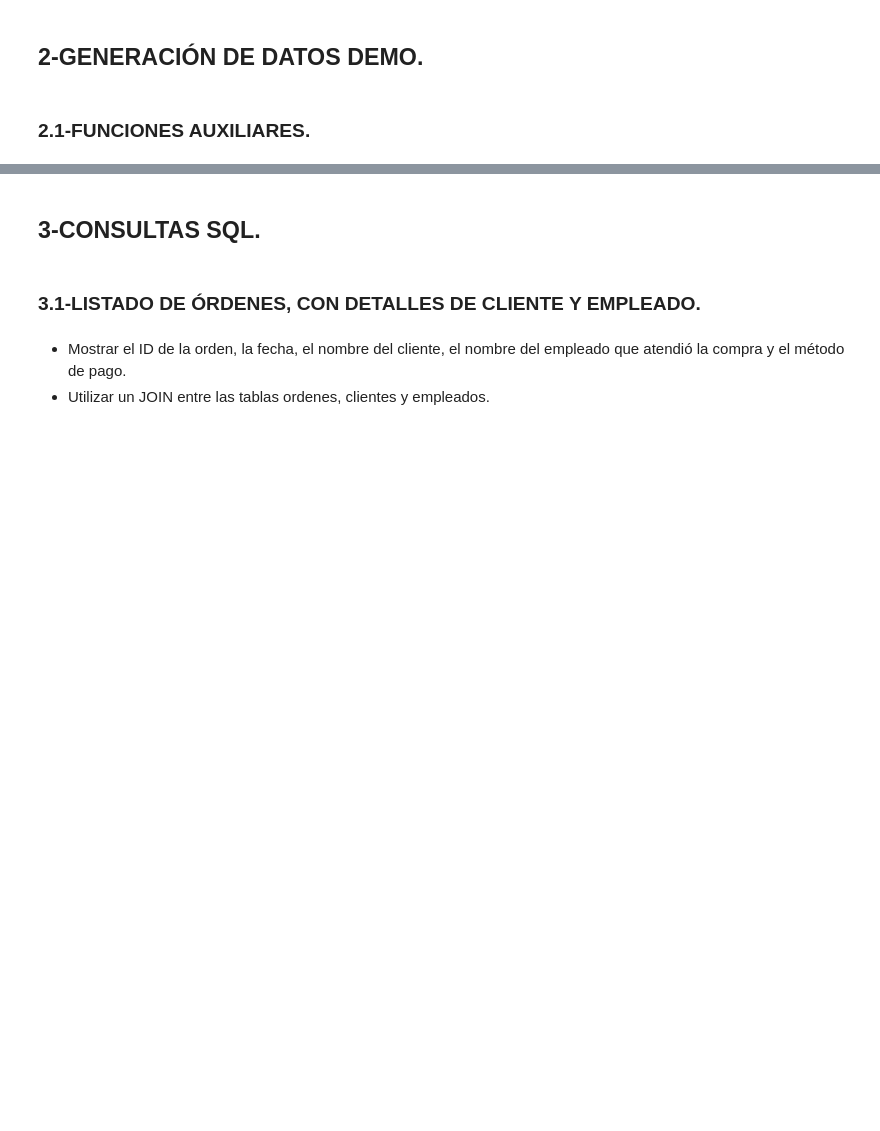
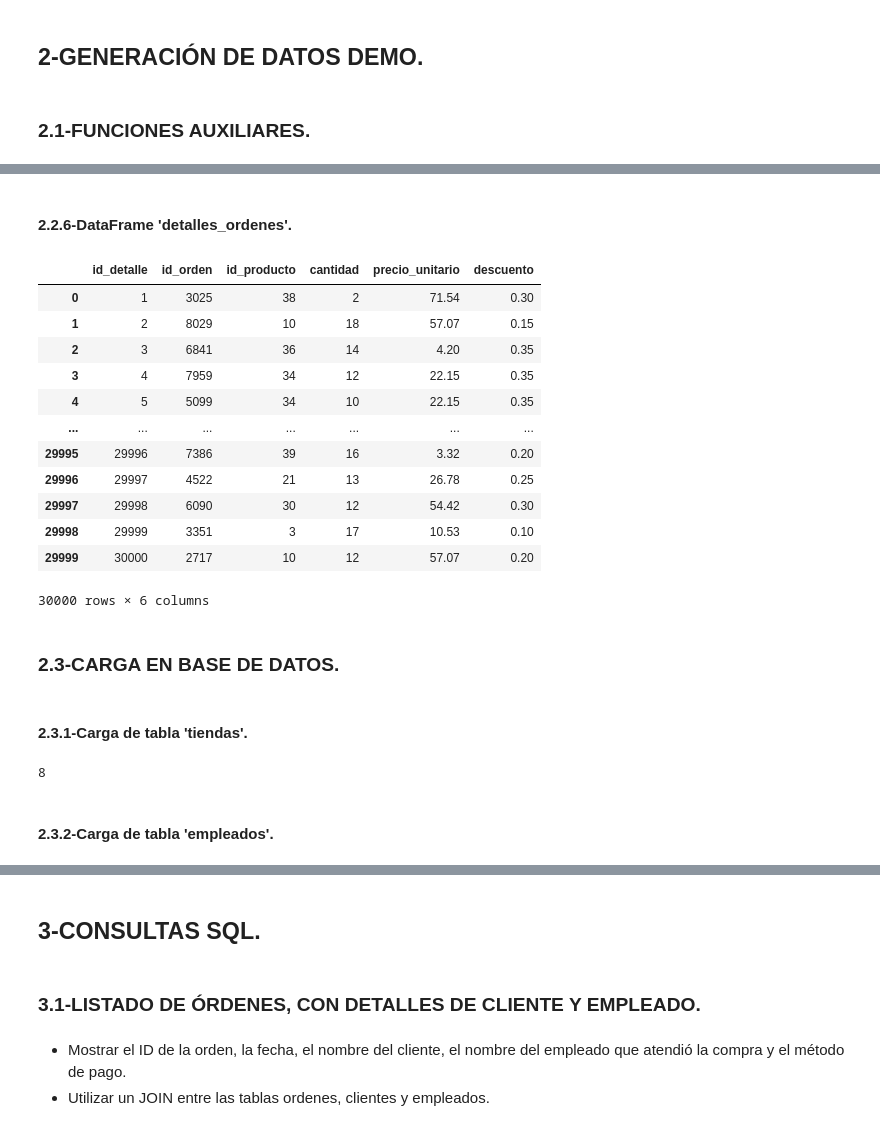
Before and after one commit to angovery/Data-Science-Bootcamp, a Jupyter notebook: Ejercicios_Evaluados/Modulo_4/m4_Jose_Ignacio_Hernández_Palacios.ipynb, the cells around one changed output, grey strips where cells are left out. Saved outputs shown, nothing was run; the diff lists cells and outputs as text; code cells hidden in the pictures; blank space fills up the shorter version.

```diff
--- a/Ejercicios_Evaluados/Modulo_4/m4_Jose_Ignacio_Hernández_Palacios.ipynb
+++ b/Ejercicios_Evaluados/Modulo_4/m4_Jose_Ignacio_Hernández_Palacios.ipynb
@@ -432,0 +561,19 @@ Isabel Castro
+# %%
+# Función para generar un número determinado de demos de detalles de órdenes de compra, para la tabla 'detalle_ordenes'.
+def generar_detalle_ordenes (num_detalles, ids_orden, df_productos):
+    descuentos = (0.0, 0.05, 0.1, 0.15, 0.2, 0.25, 0.3, 0.35, 0.5) # Tupla con los descuentos permitidos.
+    lista_detalles = []
+
+    for id_detalle in range(1,num_detalles+1):                      # Se genera cada detallede orden.
+        id_producto = random.choice(df_productos['id_producto'])    # Se selecciona aleatoriamente un id_producto.
+        lista_detalles.append({                                     # Se añade las características de los detalles de la orden a la lista.
+            'id_detalle': id_detalle,
+            'id_orden': random.choice(ids_orden),                   # Se elige aleatoriamente un id_orden.
+            'id_producto': id_producto,
+            'cantidad': random.randint(1, 20),                      # Se elige aleatoriamente una cantidad de unidades de compra del producto.
+            'precio_unitario': df_productos[df_productos['id_producto'] == id_producto]['precio'].values[0],        # Se asigna el precio del producto anterior seleccionado.
+            'descuento': random.choice(descuentos)                  # Se elige aleatoriamente un descuento a aplicar.
+        })
+    df = pd.DataFrame(lista_detalles)       # Se genera el DataFrame.
+
+    return df
@@ -432,0 +599,3 @@ Isabel Castro
+# %%
+df_empleados = generar_empleados(20, df_tiendas['id_tienda'])
+df_empleados
@@ -432,0 +677,3 @@ Isabel Castro
+# %%
+df_ordenes = generar_ordenes(10000,df_clientes['id_cliente'], df_empleados['id_empleado'])
+df_ordenes
@@ -432,0 +694,21 @@ Isabel Castro
+# %% [markdown]
+#### 2.2.6-DataFrame 'detalles_ordenes'.
+# %%
+df_detalle_ordenes = generar_detalle_ordenes(30000,df_ordenes['id_orden'],df_productos)
+df_detalle_ordenes
+# %% [output]
+|  | id_detalle | id_orden | id_producto | cantidad | precio_unitario | descuento |
+| 0 | 1 | 3025 | 38 | 2 | 71.54 | 0.30 |
+| 1 | 2 | 8029 | 10 | 18 | 57.07 | 0.15 |
+| 2 | 3 | 6841 | 36 | 14 | 4.20 | 0.35 |
+| 3 | 4 | 7959 | 34 | 12 | 22.15 | 0.35 |
+| 4 | 5 | 5099 | 34 | 10 | 22.15 | 0.35 |
+| ... | ... | ... | ... | ... | ... | ... |
+| 29995 | 29996 | 7386 | 39 | 16 | 3.32 | 0.20 |
+| 29996 | 29997 | 4522 | 21 | 13 | 26.78 | 0.25 |
+| 29997 | 29998 | 6090 | 30 | 12 | 54.42 | 0.30 |
+| 29998 | 29999 | 3351 | 3 | 17 | 10.53 | 0.10 |
+| 29999 | 30000 | 2717 | 10 | 12 | 57.07 | 0.20 |
+30000 rows × 6 columns
+# %% [markdown]
+### 2.3-CARGA EN BASE DE DATOS.
@@ -432,0 +718,8 @@ Isabel Castro
+# %% [markdown]
+#### 2.3.1-Carga de tabla 'tiendas'.
+# %%
+insertar_dataframe(df_tiendas,base_datos,'tiendas')
+# %% [output]
+8
+# %% [markdown]
+#### 2.3.2-Carga de tabla 'empleados'.
```
Also changed, not shown: parts of 72 cells of this notebook.
